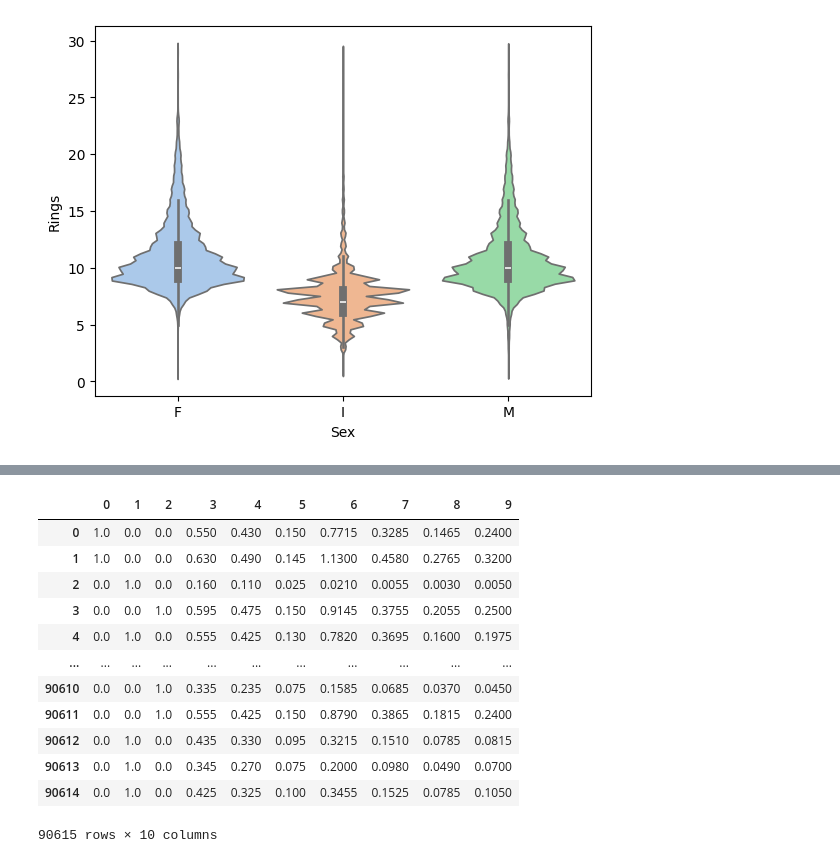
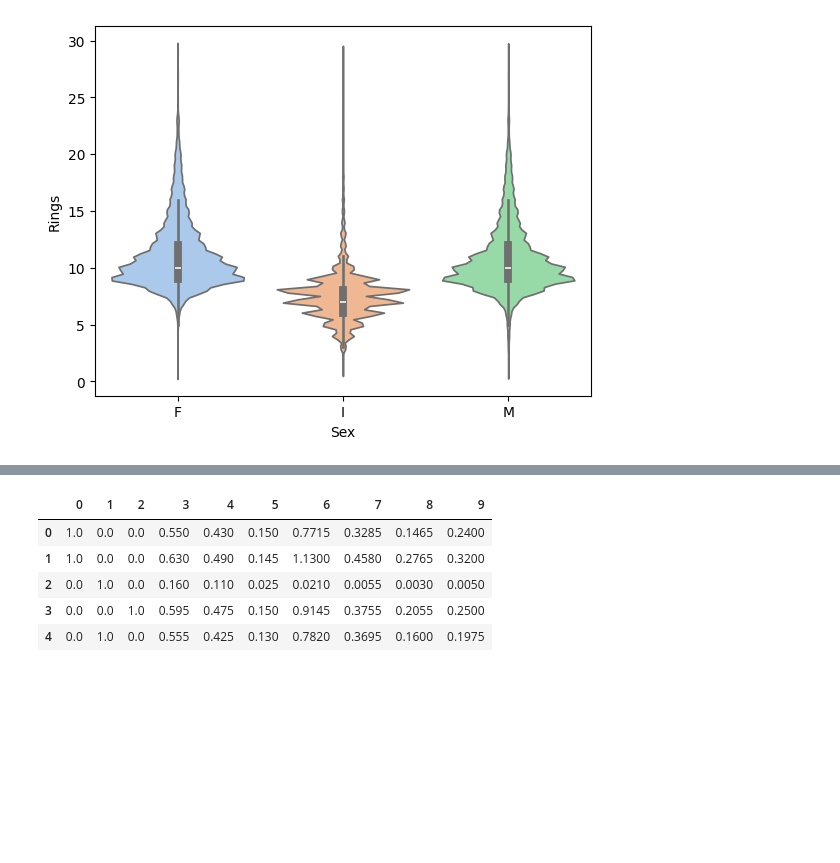
Before and after one commit to KostasEreksonas/Kaggle_Playground_Series, a Jupyter notebook: s4e4.ipynb, the cells around one changed output, grey strips where cells are left out. Saved outputs shown, nothing was run; the diff lists cells and outputs as text; code cells hidden in the pictures; blank space fills up the shorter version.

```diff
--- a/s4e4.ipynb
+++ b/s4e4.ipynb
@@ -9,9 +9,8 @@ import matplotlib.pyplot as plt
 Load train, test and sample data and get info about the dataset
 # %%
 # Load data
-train = pd.read_csv("data/playground-series-s4e4/train.csv")
+train = pd.read_csv("data/train.csv")
 train = train.drop("id", axis=1)
-test = pd.read_csv("data/playground-series-s4e4/test.csv")
+test = pd.read_csv("data/test.csv")
 test = test.drop("id", axis=1)
-sample = pd.read_csv("data/playground-series-s4e4/sample_submission.csv")
-test["Rings"] = sample["Rings"]
+sample = pd.read_csv("data/sample_submission.csv")
@@ -215,6 +155,4 @@ Prepare data for training a model
 # %%
-X_train = train.drop("Rings", axis=1)
-y_train = train["Rings"]
-X_test = test.drop("Rings", axis=1)
-y_test = test["Rings"]
+X = train.drop("Rings", axis=1)
+y = train["Rings"]
 # %%
@@ -249,16 +177,11 @@ transformed_Y = encode(X_test, OneHotEncoder())
+# %%
+transformed_X = encode(X, OneHotEncoder())
 # %%
-transformed_X
+transformed_X.head()
 # %% [output]
 |  | 0 | 1 | 2 | 3 | 4 | 5 | 6 | 7 | 8 | 9 |
 | 0 | 1.0 | 0.0 | 0.0 | 0.550 | 0.430 | 0.150 | 0.7715 | 0.3285 | 0.1465 | 0.2400 |
 | 1 | 1.0 | 0.0 | 0.0 | 0.630 | 0.490 | 0.145 | 1.1300 | 0.4580 | 0.2765 | 0.3200 |
 | 2 | 0.0 | 1.0 | 0.0 | 0.160 | 0.110 | 0.025 | 0.0210 | 0.0055 | 0.0030 | 0.0050 |
 | 3 | 0.0 | 0.0 | 1.0 | 0.595 | 0.475 | 0.150 | 0.9145 | 0.3755 | 0.2055 | 0.2500 |
 | 4 | 0.0 | 1.0 | 0.0 | 0.555 | 0.425 | 0.130 | 0.7820 | 0.3695 | 0.1600 | 0.1975 |
-| ... | ... | ... | ... | ... | ... | ... | ... | ... | ... | ... |
-| 90610 | 0.0 | 0.0 | 1.0 | 0.335 | 0.235 | 0.075 | 0.1585 | 0.0685 | 0.0370 | 0.0450 |
-| 90611 | 0.0 | 0.0 | 1.0 | 0.555 | 0.425 | 0.150 | 0.8790 | 0.3865 | 0.1815 | 0.2400 |
-| 90612 | 0.0 | 1.0 | 0.0 | 0.435 | 0.330 | 0.095 | 0.3215 | 0.1510 | 0.0785 | 0.0815 |
-| 90613 | 0.0 | 1.0 | 0.0 | 0.345 | 0.270 | 0.075 | 0.2000 | 0.0980 | 0.0490 | 0.0700 |
-| 90614 | 0.0 | 1.0 | 0.0 | 0.425 | 0.325 | 0.100 | 0.3455 | 0.1525 | 0.0785 | 0.1050 |
-90615 rows × 10 columns
```
Also changed, not shown: parts of 56 cells of this notebook.
